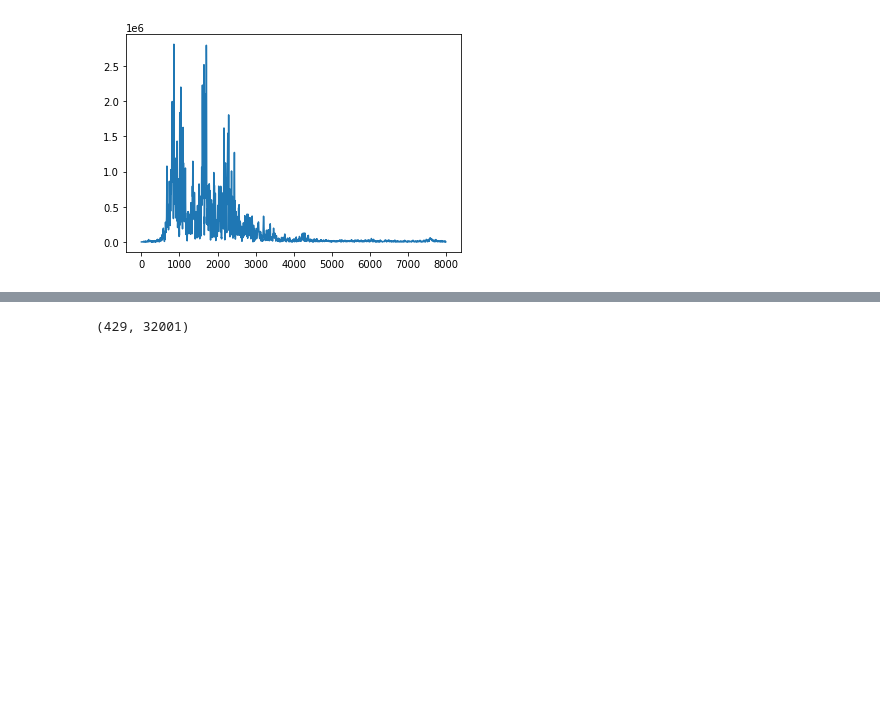
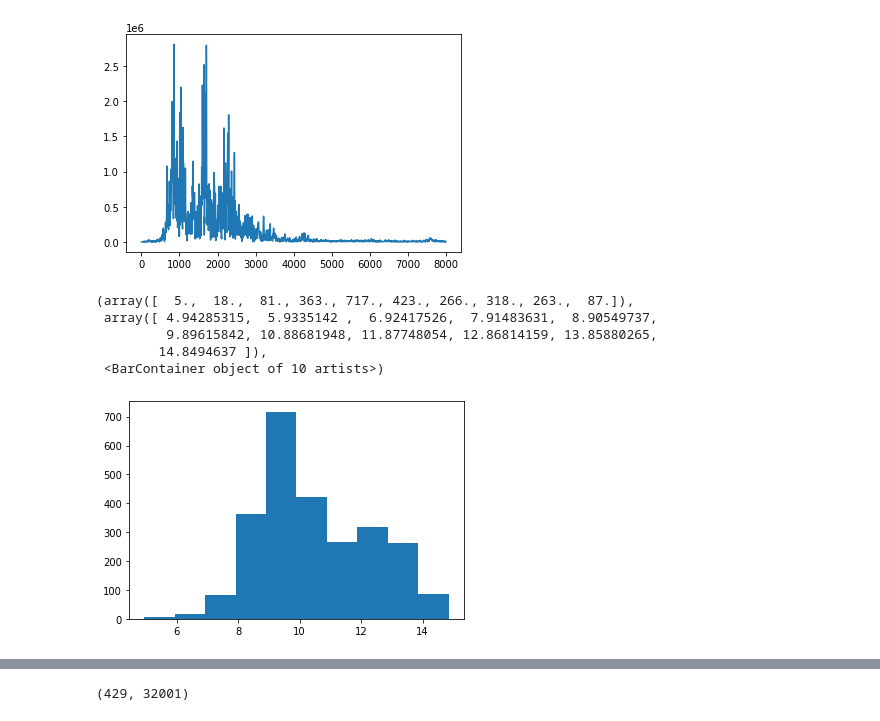
Before and after one commit to axelth/us8kdata, a Jupyter notebook: notebooks/first_data_exploration.ipynb, the cells around one changed output, grey strips where cells are left out. Drawn from its saved outputs; the diff is of its cells as text; code cells hidden in the pictures; blank space fills up the shorter version.

```diff
--- a/notebooks/first_data_exploration.ipynb
+++ b/notebooks/first_data_exploration.ipynb
@@ -98,3 +80,12 @@ plt.plot(tx, np.abs(ty))
 # %% [output]
 [<matplotlib.lines.Line2D at 0x...>]
 [figure]
+# %%
+plt.hist(np.log(np.abs(ty)))
+# %% [output]
+(array([  5.,  18.,  81., 363., 717., 423., 266., 318., 263.,  87.]),
+ array([ 4.94285315,  5.9335142 ,  6.92417526,  7.91483631,  8.90549737,
+         9.89615842, 10.88681948, 11.87748054, 12.86814159, 13.85880265,
+        14.8494637 ]),
+ <BarContainer object of 10 artists>)
+[figure, added]
```
Also changed, not shown: parts of 53 cells of this notebook.
